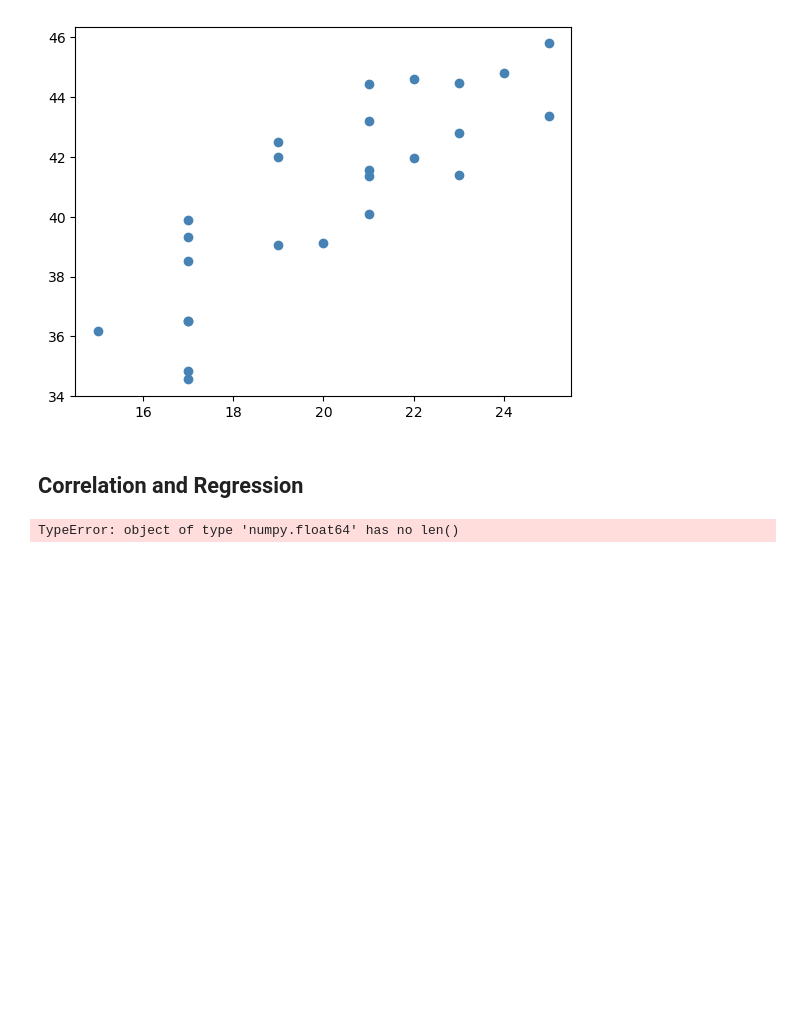
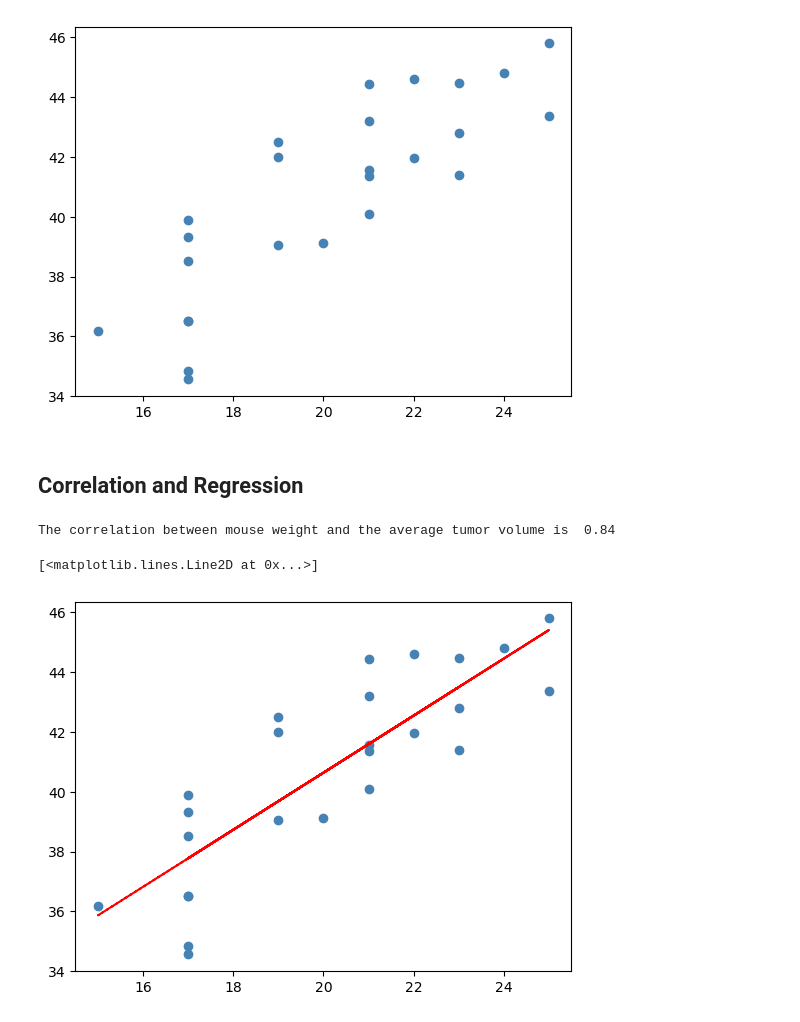
Before and after one commit to joey-october85/05-Module-Pymaceuticals-Challenge, a Jupyter notebook: Starter_Code/Pymaceuticals/pymaceuticals_starter.ipynb, the cells around one changed output. Saved outputs shown, nothing was run; the diff lists cells and outputs as text; code cells hidden in the pictures; blank space fills up the shorter version.

Commit message:
scatter plot with linear model

```diff
--- a/Starter_Code/Pymaceuticals/pymaceuticals_starter.ipynb
+++ b/Starter_Code/Pymaceuticals/pymaceuticals_starter.ipynb
@@ -273,8 +273,18 @@ reduced_df = clean_df.loc[(clean_df["Drug Regimen"] == "Capomulin")]
 cap_avg = reduced_df.groupby("Mouse ID")["Tumor Volume (mm3)"].mean()
 
 cap_wgt = reduced_df.groupby("Mouse ID")["Weight (g)"].unique()
+cap_wgt_two = cap_wgt
 
 weight_plot = plt.scatter(cap_wgt, cap_avg, marker="o", facecolors="steelblue")
+
+
+cap_wgt_three = cap_wgt_two[0]
+
+
+new_cap_wgt = [x[0] for x in cap_wgt_two]
+new_cap_dict = {
+    "mean_cap_wgt" : new_cap_wgt
+}
 # %% [output]
 [figure]
 # %% [markdown]
@@ -282,12 +292,24 @@ weight_plot = plt.scatter(cap_wgt, cap_avg, marker="o", facecolors="steelblue")
 # %%
 # Calculate the correlation coefficient and a linear regression model
 # for mouse weight and average observed tumor volume for the entire Capomulin regimen
 corr = st.pearsonr(cap_wgt,cap_avg)[0]
 corr = corr[0]
 corr = round(corr, 2)
 print(f"The correlation between mouse weight and the average tumor volume is  {corr}")
 
-pe_slope, pe_int, pe_r, pe_p, pe_std_err = st.linregress(cap_wgt, cap_avg)
-# pe_fit = pe_slope * cap_wgt + pe_int
+dictionary = {
+    "mean_cap_avg" : cap_avg,
+    "mean_cap_wgt" : new_cap_wgt
+}
+
+new_df = pd.DataFrame(dictionary)
+new_df.head()
+pe_slope, pe_int, pe_r, pe_p, pe_std_err = st.linregress(new_df["mean_cap_wgt"],new_df["mean_cap_avg"])
+pe_fit = pe_slope * new_df["mean_cap_wgt"] + pe_int
+
+weight_plot = plt.scatter(new_df["mean_cap_wgt"], new_df["mean_cap_avg"], marker="o", facecolors="steelblue")
+plt.plot(new_df["mean_cap_wgt"],pe_fit,"--", color="red")
 # %% [output]
-TypeError: object of type 'numpy.float64' has no len()
+The correlation between mouse weight and the average tumor volume is  0.84
+[<matplotlib.lines.Line2D at 0x...>]
+[figure, added]
```
Also changed, not shown: parts of 1 cell of this notebook.
